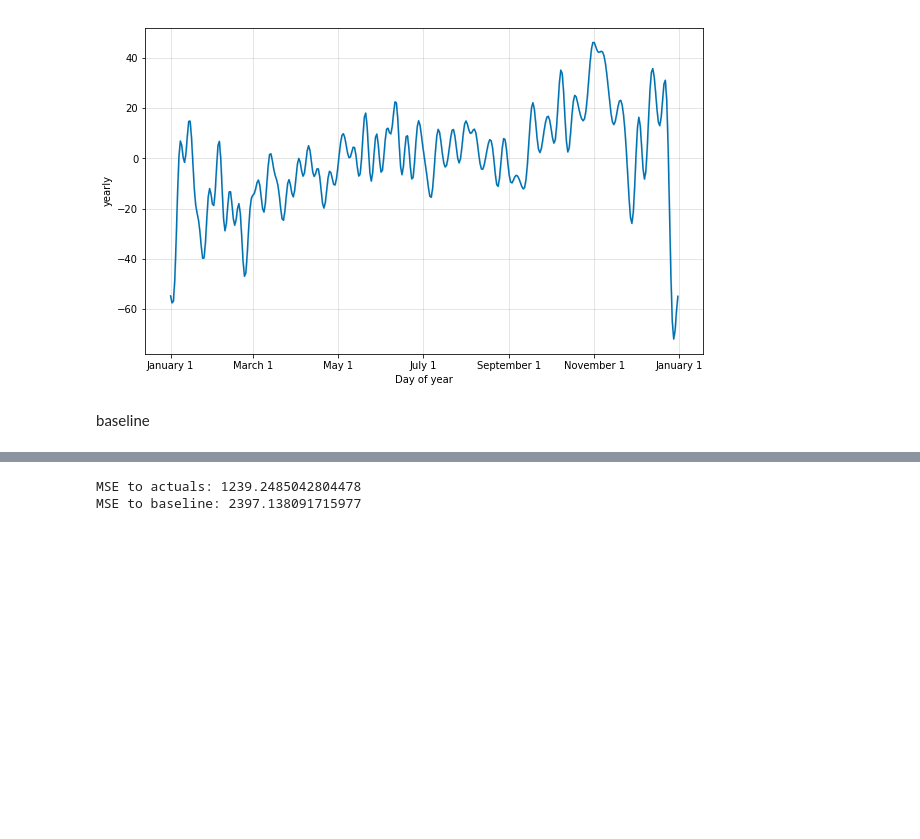
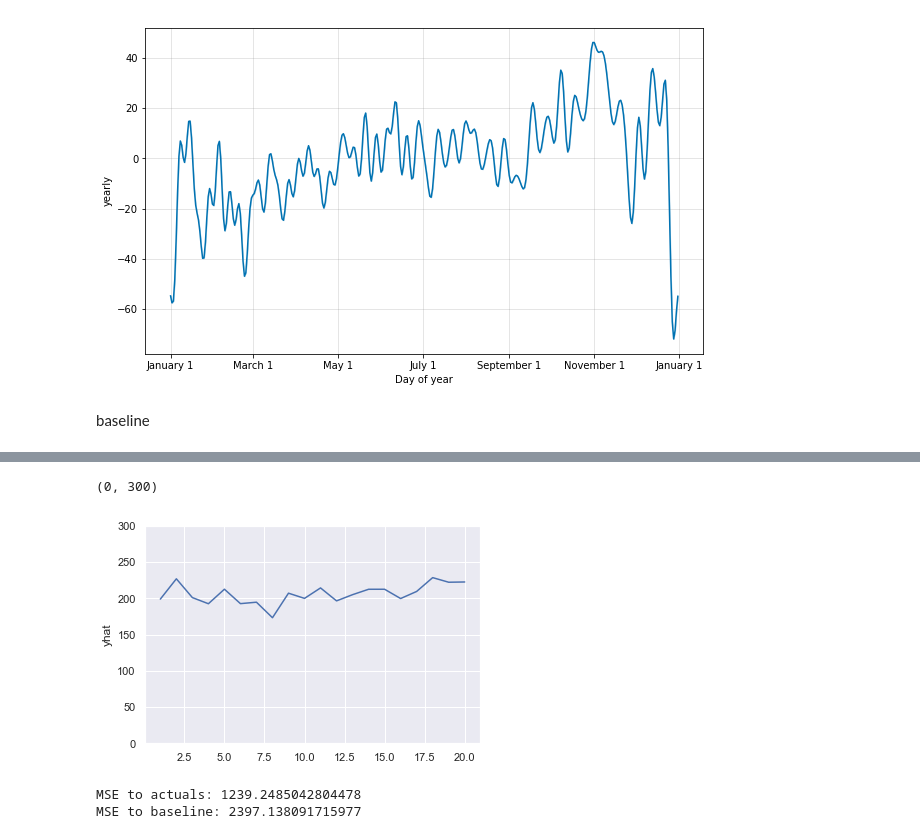
Before and after one commit to franzmornau/Traffic-Accident-Hotspots-and-Patterns, a Jupyter notebook: predictive_modeling/Prophet/pred6_19.ipynb, the cells around one changed output, grey strips where cells are left out. Saved outputs shown, nothing was run; the diff lists cells and outputs as text; code cells hidden in the pictures; blank space fills up the shorter version.

```diff
--- a/predictive_modeling/Prophet/pred6_19.ipynb
+++ b/predictive_modeling/Prophet/pred6_19.ipynb
@@ -118,3 +121,11 @@ ax.legend()
+# %%
+import seaborn as sns; sns.set()
+# fmri = sns.load_dataset("fmri")
+ax = sns.lineplot(x=range(1,21), y="yhat", data= forecast[-20:])
+ax.set_ylim(0,300)
+# %% [output]
+(0, 300)
+[figure, added]
 # %%
 from sklearn.metrics import mean_squared_error
 print('MSE to actuals:', mean_squared_error(y,yr))
```
Also changed, not shown: parts of 24 cells of this notebook, 4 other files.
